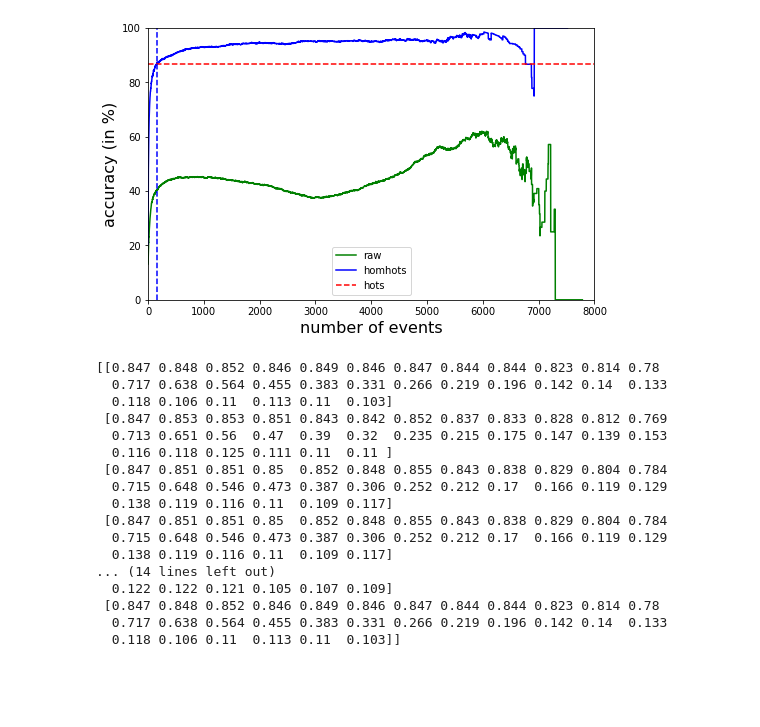
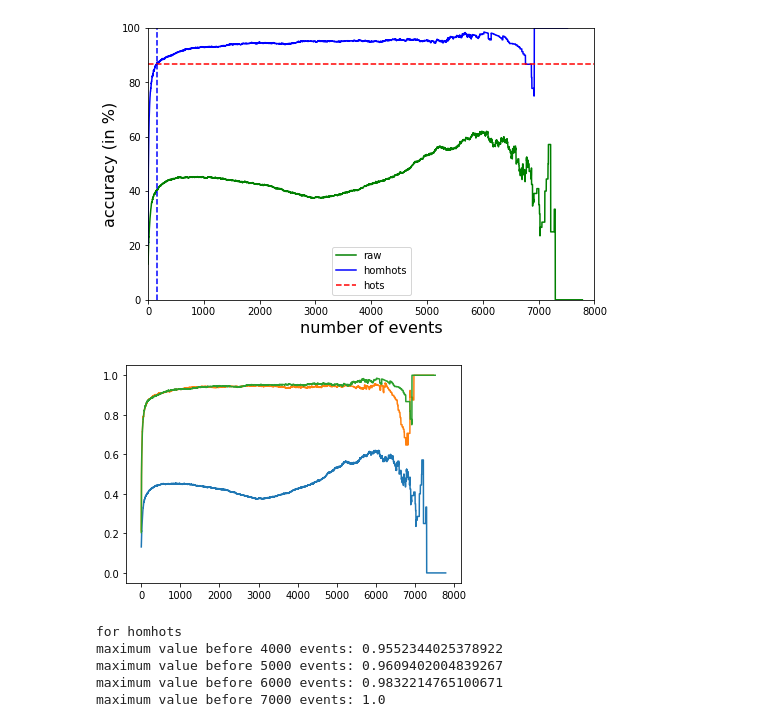
Before and after one commit to SpikeAI/HOTS, a Jupyter notebook: notebooks/RESULTS_03_NMNIST.ipynb, the cells around one changed output. Drawn from its saved outputs; the diff is of its cells as text; code cells hidden in the pictures; blank space fills up the shorter version.

Commit message:
lr nanmean

```diff
--- a/notebooks/RESULTS_03_NMNIST.ipynb
+++ b/notebooks/RESULTS_03_NMNIST.ipynb
@@ -386,23 +386,24 @@ last event accuracy for homhots = 93.60000000000001%
 [figure]
 # %%
 printfig(fig, 'onlinac.pdf')
-# %%
-print(score_t12)
-# %% [output]
-[[0.847 0.848 0.852 0.846 0.849 0.846 0.847 0.844 0.844 0.823 0.814 0.78
-  0.717 0.638 0.564 0.455 0.383 0.331 0.266 0.219 0.196 0.142 0.14  0.133
-  0.118 0.106 0.11  0.113 0.11  0.103]
- [0.847 0.853 0.853 0.851 0.843 0.842 0.852 0.837 0.833 0.828 0.812 0.769
-  0.713 0.651 0.56  0.47  0.39  0.32  0.235 0.215 0.175 0.147 0.139 0.153
-  0.116 0.118 0.125 0.111 0.11  0.11 ]
- [0.847 0.851 0.851 0.85  0.852 0.848 0.855 0.843 0.838 0.829 0.804 0.784
-  0.715 0.648 0.546 0.473 0.387 0.306 0.252 0.212 0.17  0.166 0.119 0.129
-  0.138 0.119 0.116 0.11  0.109 0.117]
- [0.847 0.851 0.851 0.85  0.852 0.848 0.855 0.843 0.838 0.829 0.804 0.784
-  0.715 0.648 0.546 0.473 0.387 0.306 0.252 0.212 0.17  0.166 0.119 0.129
-  0.138 0.119 0.116 0.11  0.109 0.117]
-... (14 lines left out)
-  0.122 0.122 0.121 0.105 0.107 0.109]
- [0.847 0.848 0.852 0.846 0.849 0.846 0.847 0.844 0.844 0.823 0.814 0.78
-  0.717 0.638 0.564 0.455 0.383 0.331 0.266 0.219 0.196 0.142 0.14  0.133
-  0.118 0.106 0.11  0.113 0.11  0.103]]
+# %%
+for n in [2, 1, 0]:
+    pred_target, true_target, mean_acc, online_acc = results[0][n][0], results[0][n][1], results[0][n][2], results[0][n][3]
+    matscor = np.zeros([len(pred_target),10000])
+    matscor[:] = np.nan
+    for i in range(len(pred_target)):
+        matscor[i,:len(pred_target[i])] = pred_target[i]==true_target[i]
+    plt.plot(np.nanmean(matscor,axis=0), label=f'{name[n]}')
+# %% [output]
+[figure, added]
+# %%
+online_acc = np.nanmean(matscor,axis=0)
+print('for homhots')
+for nb_ev in [4000, 5000, 6000, 7000]:
+    print(f'maximum value before {nb_ev} events: {max(online_acc[:nb_ev])}')
+# %% [output]
+for homhots
+maximum value before 4000 events: 0.9552344025378922
+maximum value before 5000 events: 0.9609402004839267
+maximum value before 6000 events: 0.9832214765100671
+maximum value before 7000 events: 1.0
```
